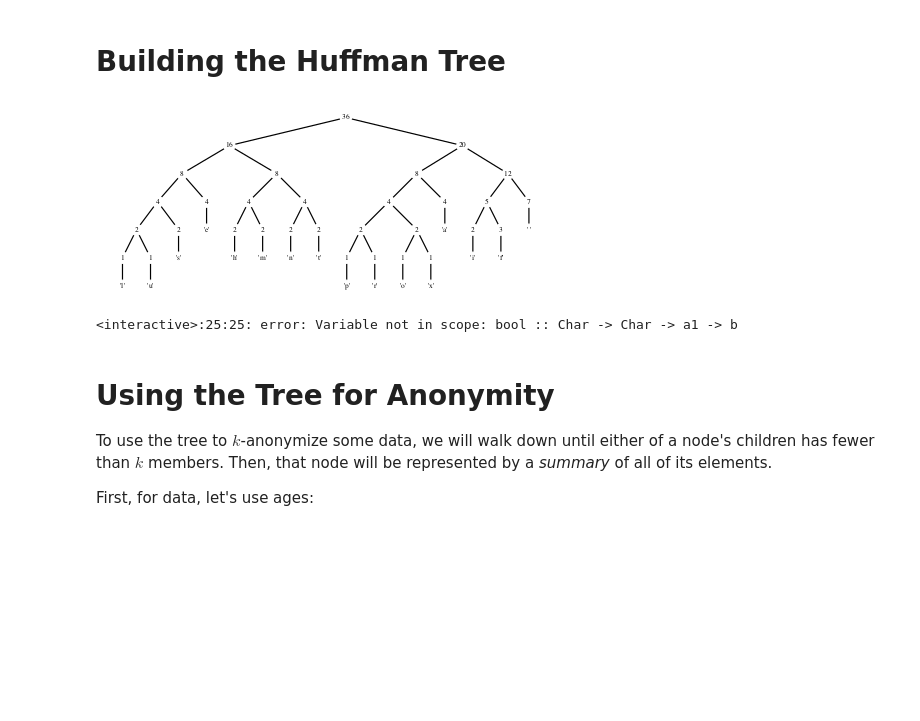
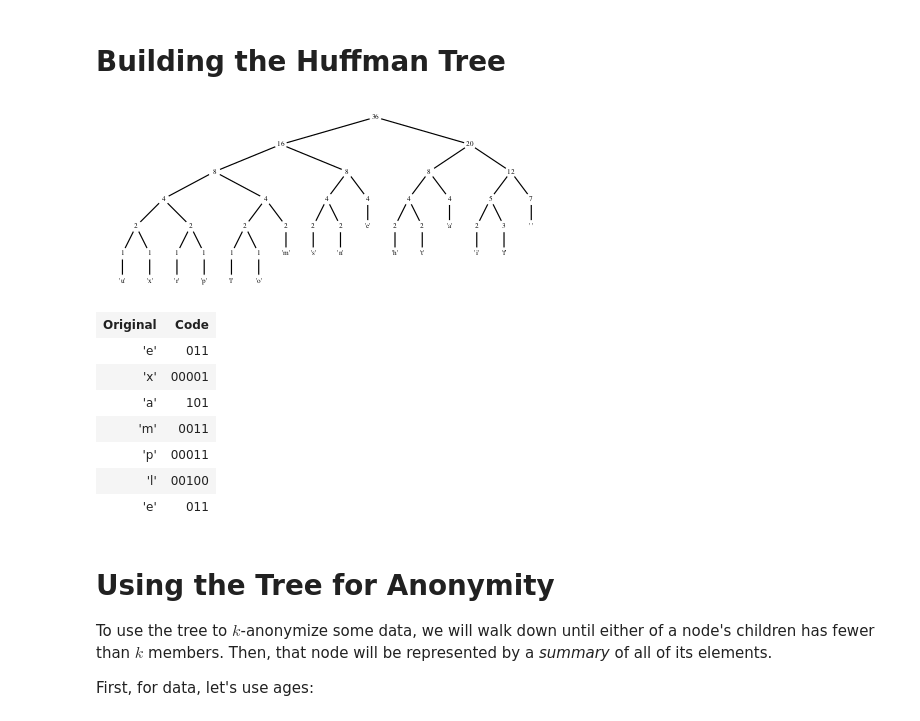
Before and after one commit to oisdk/IHaskell, a Jupyter notebook: notebooks/Privacy.ipynb, the cells around one changed output. Cells and saved outputs as stored; diff of their text form; code cells hidden in the pictures; blank space fills up the shorter version.

```diff
--- a/notebooks/Privacy.ipynb
+++ b/notebooks/Privacy.ipynb
@@ -46,15 +51,23 @@ import           Data.Map.Strict (Map)
 import qualified Data.Map.Strict as Map
 
 import           Data.Foldable   (Foldable(foldMap,foldl'))
+import           Data.Semigroup  (Semigroup(..))
+import           Data.Coerce
 
 newtype Frequencies a
     = Frequencies
     { getFrequencies :: Map a Int
     }
 
-frequencies :: (Ord a, Foldable f) => f a -> Frequencies a
-frequencies =
-    Frequencies . foldl' (\m x -> Map.insertWith (+) x 1 m) Map.empty
+instance Ord a => Semigroup (Frequencies a) where
+    (<>) = Map.unionWith (+) `ala` Frequencies
+
+instance Ord a => Monoid (Frequencies a) where
+    mempty = Frequencies Map.empty
+    mappend = (<>)
+
+buildFrequencies :: (Ord a, Foldable f) => f a -> Frequencies a
+buildFrequencies = foldMap (Frequencies . flip Map.singleton 1)
 
 instance Foldable Frequencies where
     foldMap f (Frequencies xs) =
@@ -154,8 +167,8 @@ import           Data.Maybe       (fromJust)
 import           Data.Semigroup   (Option(..))
 import           Data.Map.Strict  (Map)
 import qualified Data.Map.Strict  as Map
-import           Text.Printf
 import           IHaskell.Display (Display(..),html)
+import           Data.Bool        (bool)
 
 buildHuffman :: Heap (Tree a) -> Tree a
 buildHuffman hp = case minView hp of
@@ -173,44 +186,56 @@ buildHeap
     . getFrequencies
 
 huffmanTree :: Ord a => [a] -> Tree a
-huffmanTree = buildHuffman . buildHeap . frequencies
+huffmanTree = buildHuffman . buildHeap . buildFrequencies
 
 tree = huffmanTree "this is an example of a huffman tree"
 tree
 
 data HuffmanTable a
     = HuffmanTable
     { huffmanTableVals :: [a]
     , huffmanTableCode :: [[Bool]]
     }
 
 codeBook :: Ord a => Tree a -> Map a [Bool]
 codeBook = go []
   where
     go k (Leaf _ x) = Map.singleton x (reverse k)
     go k (Node _ l r) = Map.union (go (False:k) l) (go (True:k) r)
 
 buildHuffmanTable :: Ord a => Tree a -> [a] -> HuffmanTable a
 buildHuffmanTable tr xs = HuffmanTable xs (map (mp Map.!) xs)
   where
     mp = codeBook tr
 
 instance Show a => IHaskellDisplay (HuffmanTable a) where
-    display (HuffmanTable xs ys) = pure (Display [html (go xs)])
+    display (HuffmanTable xs ys) = pure (Display [html go])
       where
-        go tb
+        go
             = unlines $
             [ "<table>"
             , "<tr><th>Original</th><th>Code</th></tr>" ] ++
-            [ printf "<tr><td>%s</td><td><pre style=\"text-align: left;\">%s</pre></td></tr>" (show x) (showBits y)
-            | (x,y) <- zip xs ys ] ++
+            zipWith tr xs ys ++
             [ "</table>" ]
-        showBits = map (bool '0' '1')
+        tr orig code
+            = concat
+            [ "<tr><td style=\"text-align: center;\">"
+            , show orig
+            , "</td><td><pre style=\"text-align: left;\">"
+            , map (bool '0' '1') code
+            , "</pre></td></tr>" ]
 
 buildHuffmanTable tree "example"
 # %% [output]
-[figure, old version]
+[figure, new version]
-<interactive>:25:25: error: Variable not in scope: bool :: Char -> Char -> a1 -> b
+| Original | Code |
+| 'e' | 011 |
+| 'x' | 00001 |
+| 'a' | 101 |
+| 'm' | 0011 |
+| 'p' | 00011 |
+| 'l' | 00100 |
+| 'e' | 011 |
 # %% [markdown]
 # Using the Tree for Anonymity
 
```
Also changed, not shown: parts of 15 cells of this notebook.
